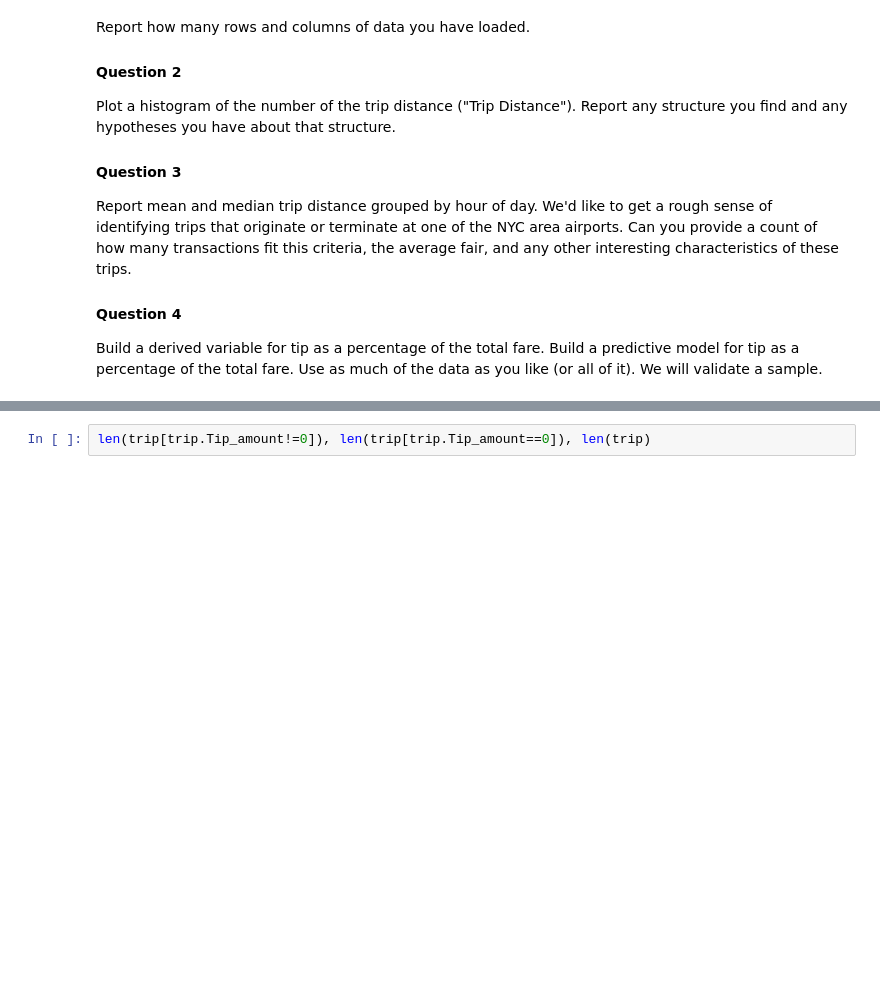
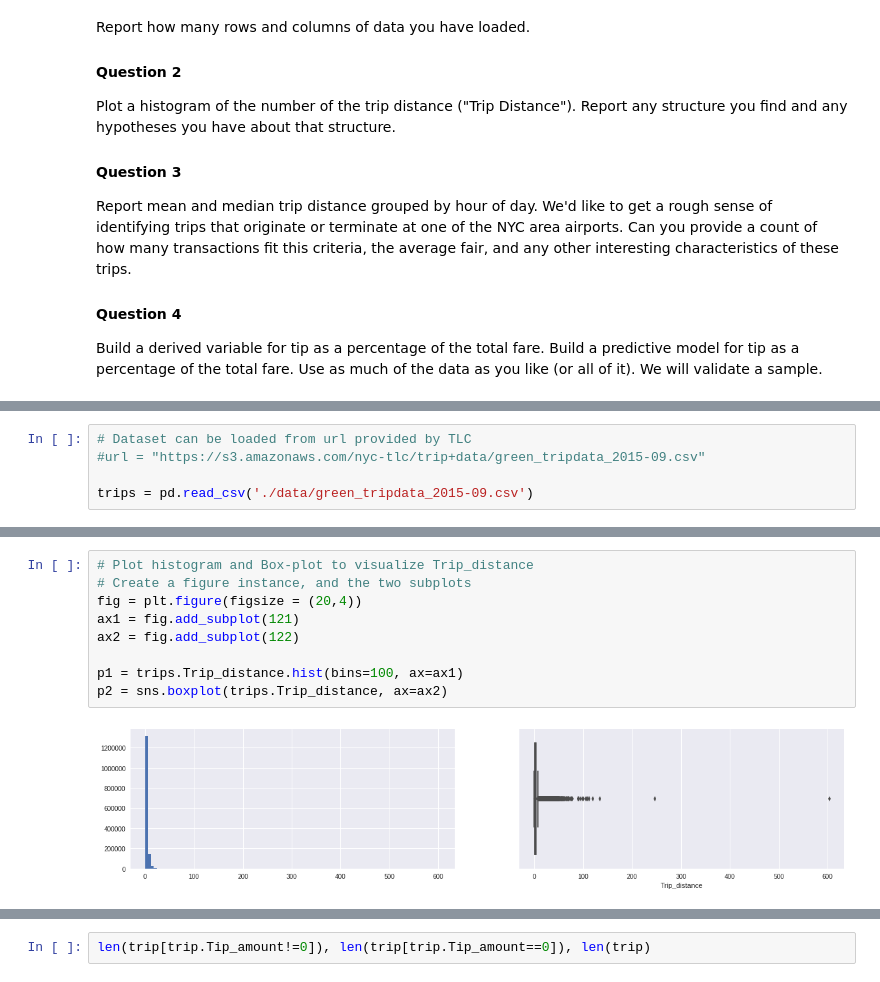
Before and after one commit to ah3200/nyc_green_taxi, a Jupyter notebook: data_analysis.ipynb, the cells around one changed output, grey strips where cells are left out. Cells and saved outputs as stored; diff of their text form; blank space fills up the shorter version.

```diff
--- a/data_analysis.ipynb
+++ b/data_analysis.ipynb
@@ -172,0 +30,5 @@ dtype: int64
+# %%
+# Dataset can be loaded from url provided by TLC
+#url = "https://s3.amazonaws.com/nyc-tlc/trip+data/green_tripdata_2015-09.csv"
+
+trips = pd.read_csv('./data/green_tripdata_2015-09.csv')
@@ -172,0 +105,11 @@ dtype: int64
+# %%
+# Plot histogram and Box-plot to visualize Trip_distance
+# Create a figure instance, and the two subplots
+fig = plt.figure(figsize = (20,4))
+ax1 = fig.add_subplot(121)
+ax2 = fig.add_subplot(122)
+
+p1 = trips.Trip_distance.hist(bins=100, ax=ax1)
+p2 = sns.boxplot(trips.Trip_distance, ax=ax2)
+# %% [output]
+[figure, added]
```
Also changed, not shown: parts of 51 cells of this notebook.
